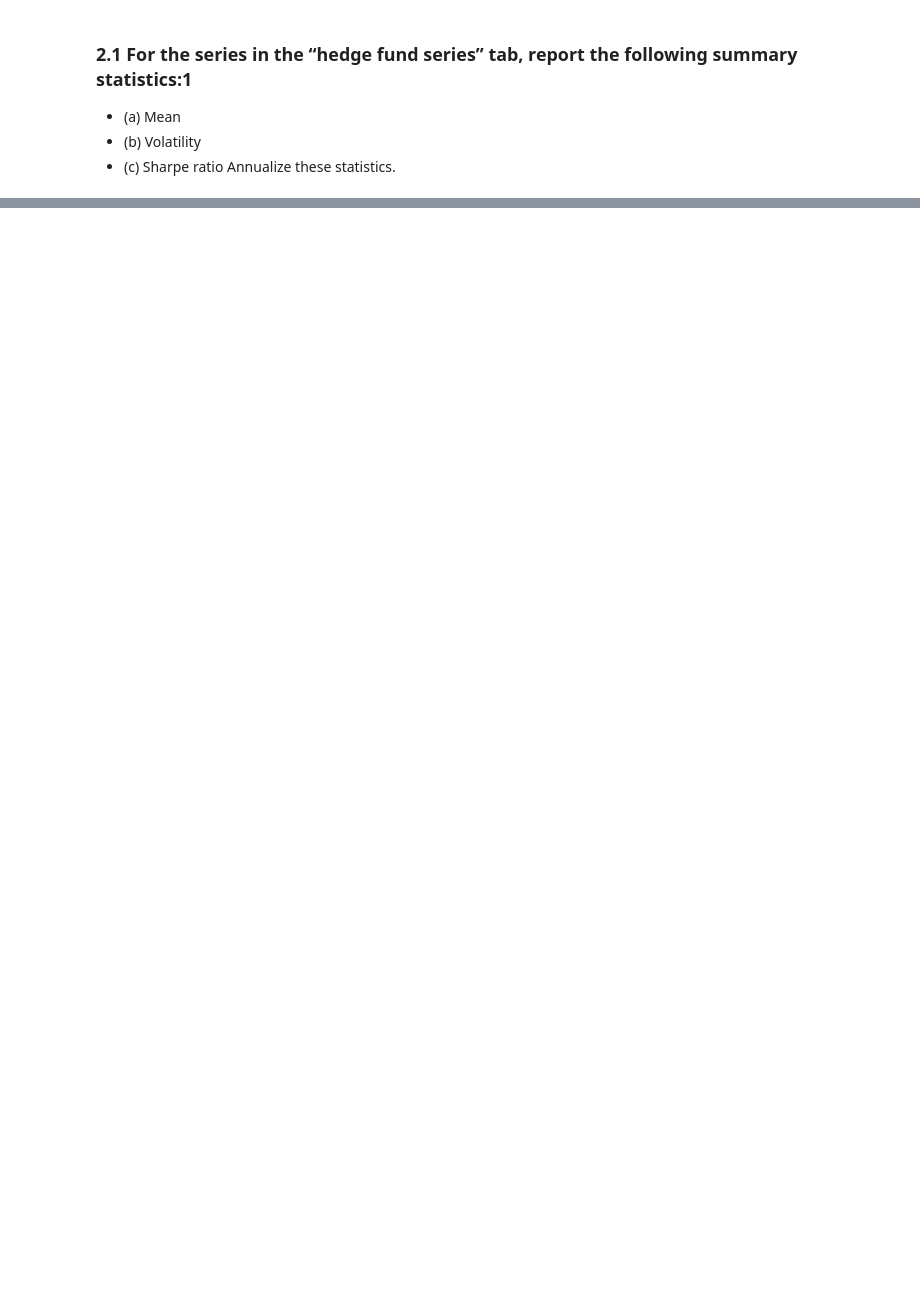
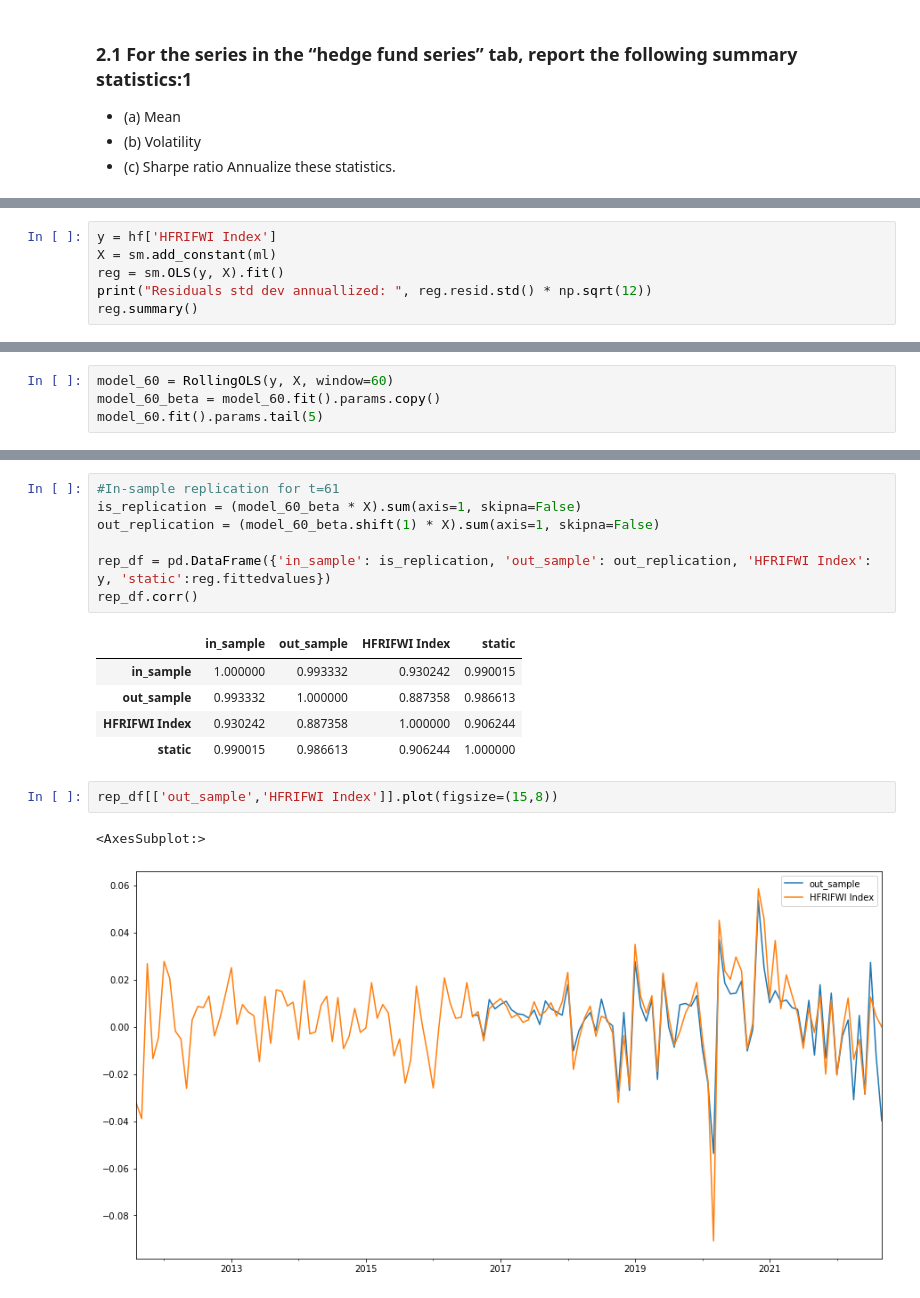
Before and after one commit to alanwake47/finm-36700-portfolio, a Jupyter notebook: week2_hw/workbook_hw2.ipynb, the cells around one changed output, grey strips where cells are left out. Drawn from its saved outputs; the diff is of its cells as text; blank space fills up the shorter version.

```diff
--- a/week2_hw/workbook_hw2.ipynb
+++ b/week2_hw/workbook_hw2.ipynb
@@ -34,0 +204,6 @@ warnings.filterwarnings("ignore")
+# %%
+y = hf['HFRIFWI Index']
+X = sm.add_constant(ml)
+reg = sm.OLS(y, X).fit()
+print("Residuals std dev annuallized: ", reg.resid.std() * np.sqrt(12))
+reg.summary()
@@ -34,0 +244,4 @@ warnings.filterwarnings("ignore")
+# %%
+model_60 = RollingOLS(y, X, window=60)
+model_60_beta = model_60.fit().params.copy()
+model_60.fit().params.tail(5)
@@ -34,0 +255,18 @@ warnings.filterwarnings("ignore")
+# %%
+#In-sample replication for t=61
+is_replication = (model_60_beta * X).sum(axis=1, skipna=False)
+out_replication = (model_60_beta.shift(1) * X).sum(axis=1, skipna=False)
+
+rep_df = pd.DataFrame({'in_sample': is_replication, 'out_sample': out_replication, 'HFRIFWI Index': y, 'static':reg.fittedvalues})
+rep_df.corr()
+# %% [output]
+|  | in_sample | out_sample | HFRIFWI Index | static |
+| in_sample | 1.000000 | 0.993332 | 0.930242 | 0.990015 |
+| out_sample | 0.993332 | 1.000000 | 0.887358 | 0.986613 |
+| HFRIFWI Index | 0.930242 | 0.887358 | 1.000000 | 0.906244 |
+| static | 0.990015 | 0.986613 | 0.906244 | 1.000000 |
+# %%
+rep_df[['out_sample','HFRIFWI Index']].plot(figsize=(15,8))
+# %% [output]
+<AxesSubplot:>
+[figure, added]
```
Also changed, not shown: parts of 30 cells of this notebook.
